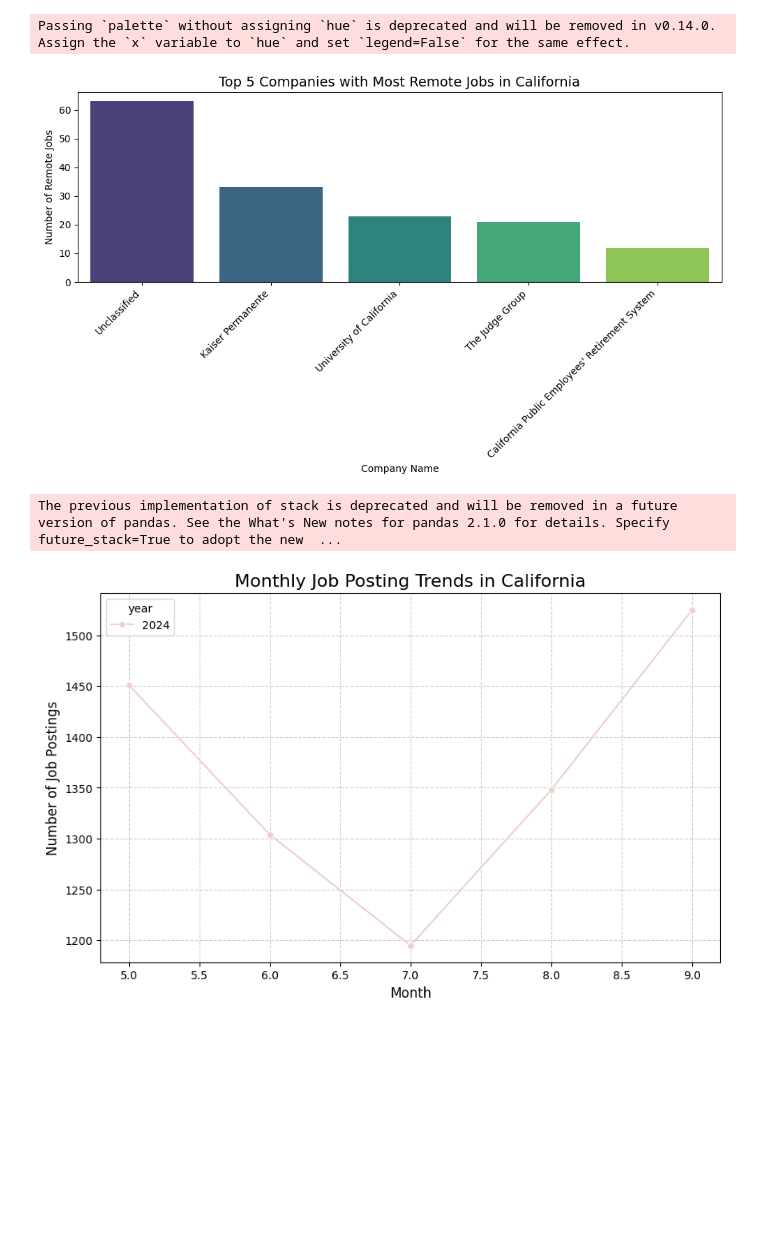
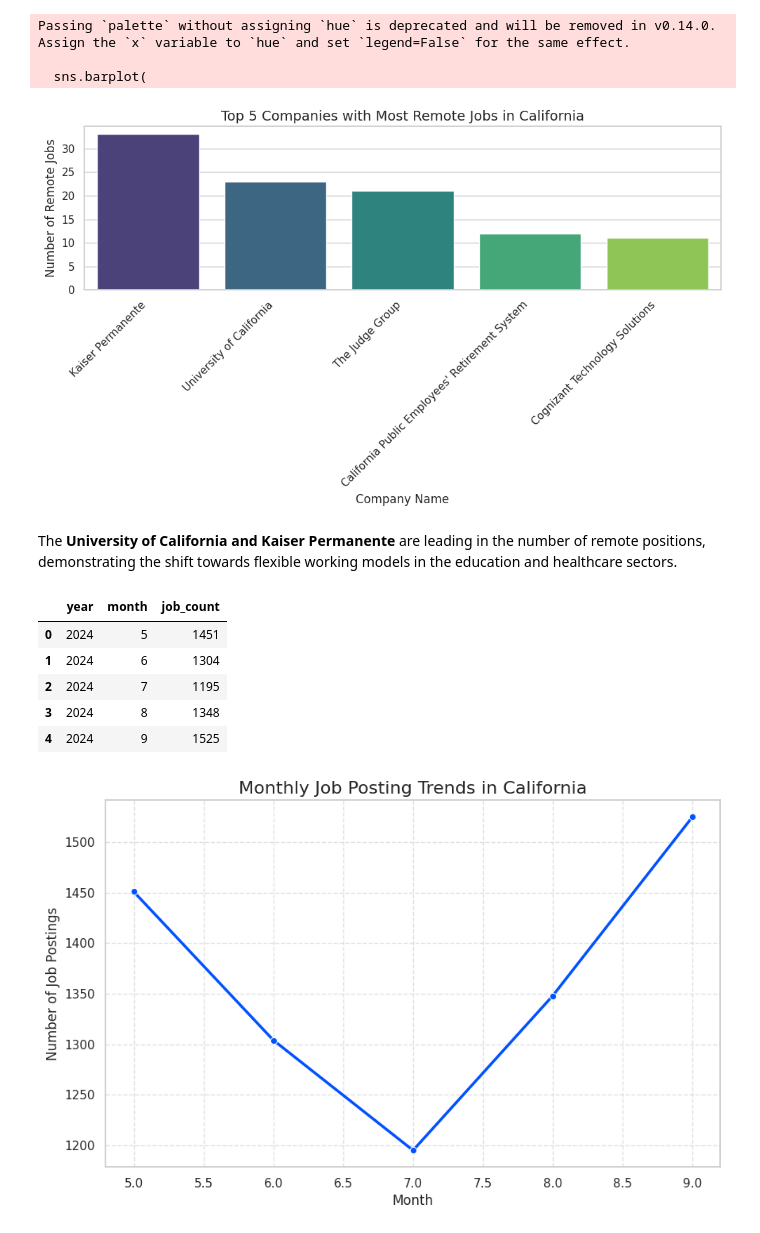
Before and after one commit to zhengyuzhou123/Assignment2, a Jupyter notebook: table_dataframe.ipynb, the cells around one changed output. Cells and saved outputs as stored; diff of their text form; code cells hidden in the pictures; blank space fills up the shorter version.

```diff
--- a/table_dataframe.ipynb
+++ b/table_dataframe.ipynb
@@ -254,0 +278,29 @@ top_5_job_titles_pd
+# %%
+import seaborn as sns
+import matplotlib.pyplot as plt
+import pandas as pd
+
+sns.set_theme(style="whitegrid")
+
+# Set figure size
+plt.figure(figsize=(12, 6))
+
+# Create a bar plot
+ax = sns.barplot(
+   data=top_5_job_titles_pd,
+   x="job_count",
+   y="TITLE_RAW",
+   # palette="Paired",
+   # hue="specialized_occupation",
+)
+
+# Set labels and title
+ax.set_xlabel("Number of Jobs")
+ax.set_ylabel("Job Title")
+ax.set_title("Top 5 Most Posted Job Titles")
+
+# Save the figure
+plt.savefig("output/jobs_top_5.png", dpi=300, bbox_inches="tight")
+
+# Show the plot
+plt.show()
@@ -324,19 +400,20 @@ query2 = spark.sql("""
     SELECT
         c.company_name,
         COUNT(*) AS remote_jobs
-    FROM job_postings j
-    JOIN companies c
-        ON j.company_id = c.company_id
-    JOIN locations l
-        ON j.location_id = l.location_id
+   FROM job_postings j
+    LEFT JOIN companies c ON j.company_id = c.company_id
+    LEFT JOIN locations l ON j.location_id = l.location_id
     WHERE j.remote_type_name = 'Remote'
       AND l.state_name = 'California'
+     AND c.company_name IS NOT NULL
     GROUP BY c.company_name
     ORDER BY remote_jobs DESC
     LIMIT 5
 """)
 
 query2.show(truncate=False)
+query2_pd = query2.toPandas()
+query2_pd.head()
 # %% [output]
 +----------------------------------------------+-----------+
 |company_name                                  |remote_jobs|
@@ -352,24 +433,30 @@ query2_df = query2.toPandas()
 # %%
 import seaborn as sns
 import matplotlib.pyplot as plt
 
 plt.figure(figsize=(10,6))
 sns.barplot(
-    data=query2_df,
+    data=query2_pd,
     x="company_name",
     y="remote_jobs",
     palette="viridis"
 )
 
 plt.title("Top 5 Companies with Most Remote Jobs in California", fontsize=14)
 plt.xlabel("Company Name")
 plt.ylabel("Number of Remote Jobs")
 plt.xticks(rotation=45, ha="right")
 plt.tight_layout()
+# Save the figure
+plt.savefig("output/Query2.png", dpi=300, bbox_inches="tight")
 plt.show()
 # %% [output]
 Passing `palette` without assigning `hue` is deprecated and will be removed in v0.14.0. Assign the `x` variable to `hue` and set `legend=False` for the same effect.
+
+  sns.barplot(
-[figure, old version]
+[figure, new version]
+# %% [markdown]
+The **University of California and Kaiser Permanente** are leading in the number of remote positions, demonstrating the shift towards flexible working models in the education and healthcare sectors.
 # %%
 # Query 3: Monthly Job Posting Trends in California
 query3 = spark.sql("""
@@ -386,36 +473,47 @@ query3 = spark.sql("""
     ORDER BY year, month
 """)
 
-# 转 pandas 补齐月份
+# pandas to complete the months
 query3_pd = query3.toPandas()
 query3_pd = query3_pd.set_index(['year','month']).unstack(fill_value=0).stack().reset_index()
+query3_pd.head()
 # %% [output]
-The previous implementation of stack is deprecated and will be removed in a future version of pandas. See the What's New notes for pandas 2.1.0 for details. Specify future_stack=True to adopt the new  ...
+|  | year | month | job_count |
+| 0 | 2024 | 5 | 1451 |
+| 1 | 2024 | 6 | 1304 |
+| 2 | 2024 | 7 | 1195 |
+| 3 | 2024 | 8 | 1348 |
+| 4 | 2024 | 9 | 1525 |
 # %%
 import seaborn as sns
 import matplotlib.pyplot as plt
 
-# 确保数据按时间排序
+# Make sure the data is sorted by time
 query3_pd = query3_pd.sort_values(by=["year", "month"])
 
-plt.figure(figsize=(10,6))
+sns.set_theme(style="whitegrid")
+
+plt.figure(figsize=(10, 6))
+
 sns.lineplot(
     data=query3_pd,
     x="month",
     y="job_count",
-    hue="year",
-    marker="o"
+    marker="o",
+    color = "#0051FF",
+    linewidth=2.5
 )
 
 plt.title("Monthly Job Posting Trends in California", fontsize=16)
 plt.xlabel("Month", fontsize=12)
 plt.ylabel("Number of Job Postings", fontsize=12)
 
-# 设置 x 轴范围和间隔
+# Set the X-axis range and interval[5.0, 5.5, 6.0, ..., 9.0]
 plt.xticks(ticks=[x/2 for x in range(10, 19)], labels=[x/2 for x in range(10, 19)])
-# 上面生成 [5.0, 5.5, 6.0, ..., 9.0]
 
 plt.grid(True, linestyle="--", alpha=0.6)
+# Save the figure
+plt.savefig("output/Query 3.png", dpi=300, bbox_inches="tight")
 plt.show()
 # %% [output]
-[figure, old version]
+[figure, new version]
```
Also changed, not shown: parts of 19 cells of this notebook, 1 other file.
